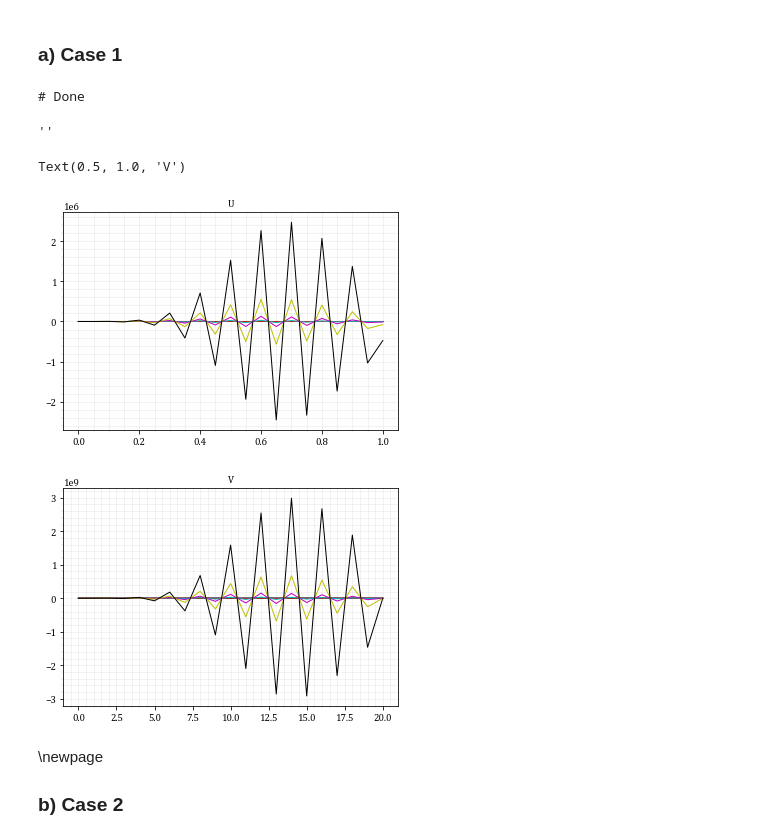
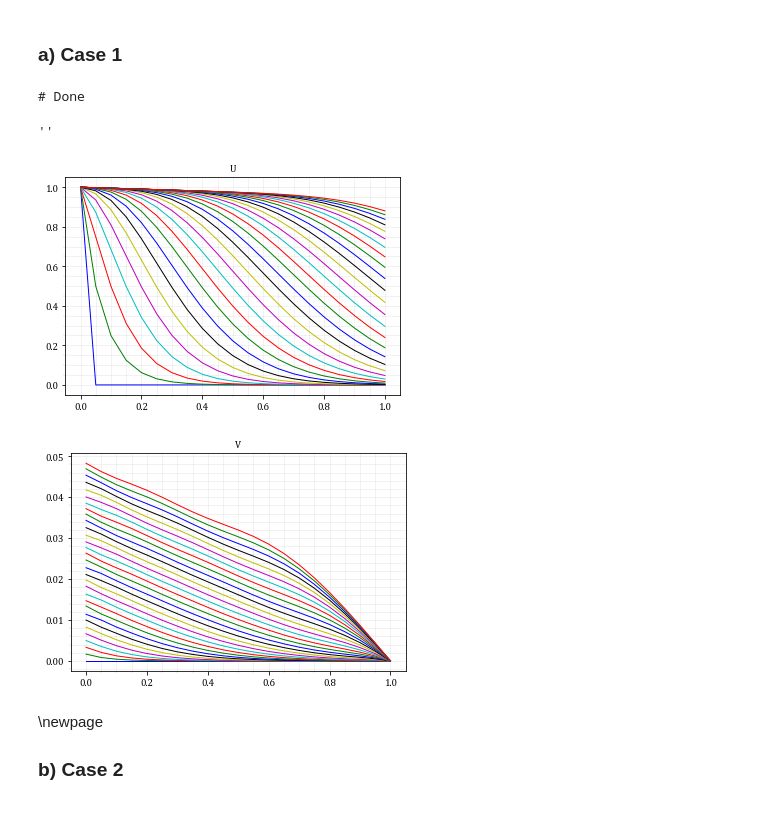
Before and after one commit to rebpoli/Doutorado, a Jupyter notebook: PGE382-NumericalMethods/CP4/CP4.ipynb, the cells around one changed output. Drawn from its saved outputs; the diff is of its cells as text; code cells hidden in the pictures.

```diff
--- a/PGE382-NumericalMethods/CP4/CP4.ipynb
+++ b/PGE382-NumericalMethods/CP4/CP4.ipynb
@@ -19,76 +19,59 @@ MAXX = 1
 MAXT = 1.5
 
 DX = 1 / 20
-DT = 1 / 2000
+DT = 1 / 20
 
 C1 = 0.05
 C2 = 0.05
 B2 = 0.5
 
 X = np.arange(0, MAXX + DX, DX)
 T = np.arange(0, MAXT + DT, DT)
 
 nx = len(X)
 nt = len(T)
 
 # nx*2 - for U and V(i+nx)
 Uni = np.zeros( (nt, nx) )
 Vni = np.zeros( (nt, nx) )
 
 Uni[0,1:nx] = 0      # u(x,0)=0, x>0
 Uni[0,0] = 1         # u(0,0)=1
 Uni[:,0] = 1         # u(0,t)=1
 
 Vni[:,-1] = 0      # v(1,t)=0
 Vni[0,:] = 0      # v(x,0)=0
 
-for n in np.arange( 0, nt-1 ) :
-    K = np.zeros( (nx, nx) )
-    F = np.zeros( nx )
-    for i in np.arange( 1, nx ) :
-        K[i, i]   = -1/DX - C1 - 1/DT
-        K[i, i-1] = 1/DX
-        F[i]  = Uni[ n, i  ] * ( -1/DT )
-        F[i] += Vni[ n, i  ] * ( -C1 )
-    # Remove i=0
-    K=K[1:,1:]
-    F=F[1:]
-    Uni[n+1,1:] = np.linalg.solve(K,F)
+for n in np.arange( 1, nt ) :
+    for i in range (1, nx):
+        Uni[n,i]  = 1/DX * Uni[n,i-1]
+        Uni[n,i] += C1   * Vni[n-1,i]
+        Uni[n,i] += 1/DT * Uni[n-1,i]
+        Uni[n,i] /= 1/DX + 1/DT + C1
 
-    # SECOND STEP - solve for V
-    K = np.zeros( (nx, nx) )
-    F = np.zeros( nx )
-    for i in np.arange( 0, nx-1 ) :
-        K[i, i]   = B2/DX - C2 - 1/DT
-        K[i, i-1] = -B2/DX
-        F[i]  = Vni[ n, i  ] * ( -1/DT )
-        F[i] += Uni[ n+1, i  ] * ( -C2 )
+    for i in range (nx-1, 0, -1):
+        Vni[n,i-1] = (B2/DX - C2 - 1/DT) * Vni[n,i]
+        Vni[n,i-1] += 1/DT * Vni[n-1,i]
+        Vni[n,i-1] += C2 * Uni[n,i]
+        Vni[n,i-1] *= DX/B2
 
-    # Remove i=-1
-    K=K[:-1,:-1]
-    F=F[:-1]
-    Vni[n+1,:-1] = np.linalg.solve(K,F)
+import matplotlib.pyplot as plt
+evr = 1#int(nt / 20)
 
+plt.plot(X, Uni[::evr,:].transpose())
+plt.title("U")
+plt.figure()
+plt.plot( X, Vni[::evr,:].transpose() )
+plt.title("V")
 
 print("# Done")
 
 ""
 # %% [output]
 # Done
 ''
+[figure, added]
+[figure, added]
-# %%
-import matplotlib.pyplot as plt
-evr = int(nt / 20)
-
-plt.plot(X, Uni[::evr,:].transpose())
-plt.title("U")
-plt.figure()
-plt.plot( Vni[::evr,:].transpose() )
-plt.title("V")
-# %% [output]
-Text(0.5, 1.0, 'V')
-[figure, removed]
-[figure, removed]
 # %% [markdown]
 \newpage
 ### b) Case 2
```
Also changed, not shown: parts of 2 cells of this notebook, 3 other files.
